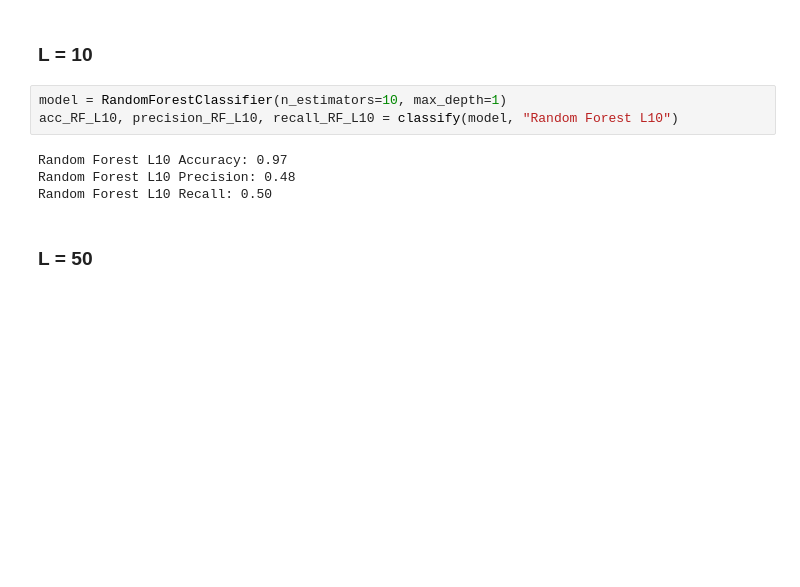
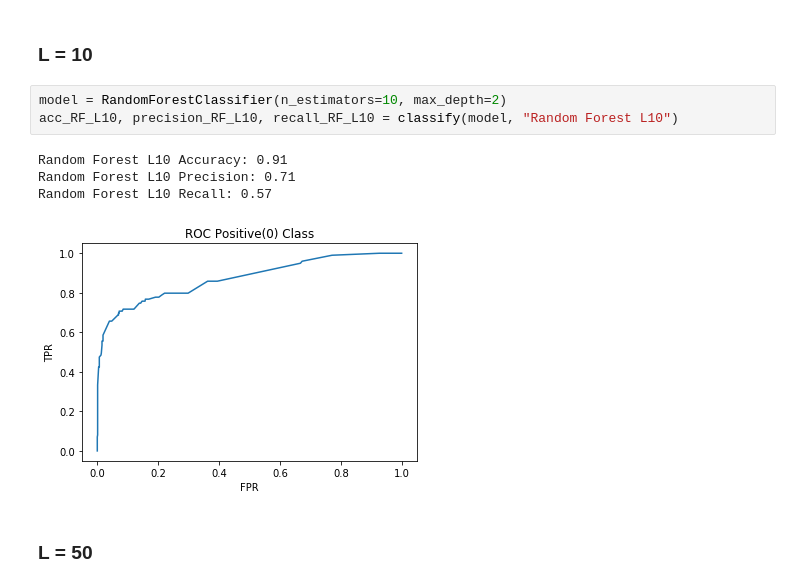
Before and after one commit to hmohebbi/ensembleforImbalance, a Jupyter notebook: Pattern2.ipynb, the cells around one changed output. Cells and saved outputs as stored; diff of their text form; blank space fills up the shorter version.

```diff
--- a/Pattern2.ipynb
+++ b/Pattern2.ipynb
@@ -101,12 +123,13 @@ SVM Recall: 0.50
 # %% [markdown]
 ### L = 10
 # %%
-model = RandomForestClassifier(n_estimators=10, max_depth=1)
+model = RandomForestClassifier(n_estimators=10, max_depth=2)
 acc_RF_L10, precision_RF_L10, recall_RF_L10 = classify(model, "Random Forest L10")
 # %% [output]
-Random Forest L10 Accuracy: 0.97
-Random Forest L10 Precision: 0.48
-Random Forest L10 Recall: 0.50
+Random Forest L10 Accuracy: 0.91
+Random Forest L10 Precision: 0.71
+Random Forest L10 Recall: 0.57
+[figure, added]
 # %% [markdown]
 ### L = 50
 # %%
```
Also changed, not shown: parts of 34 cells of this notebook.
